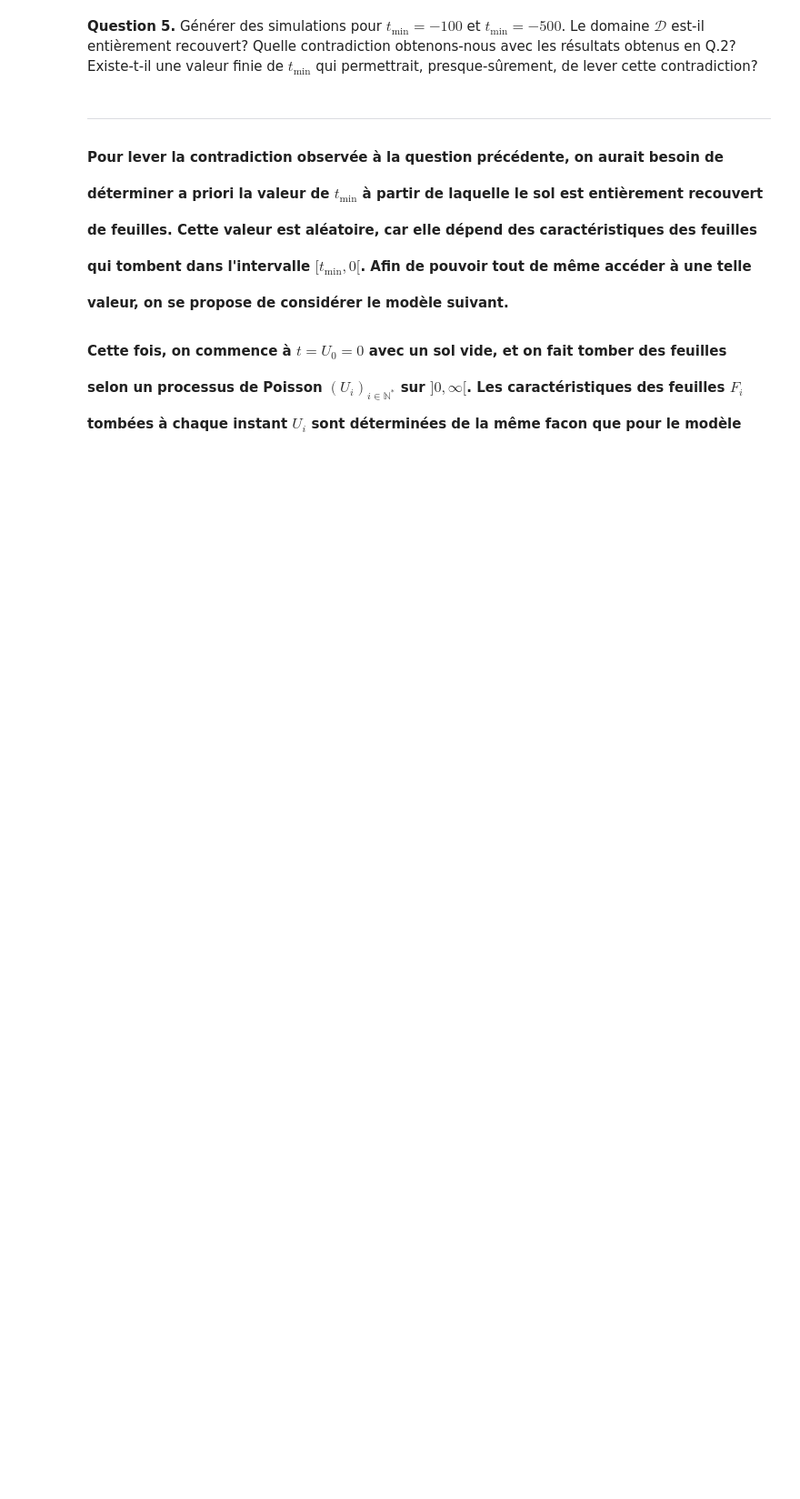
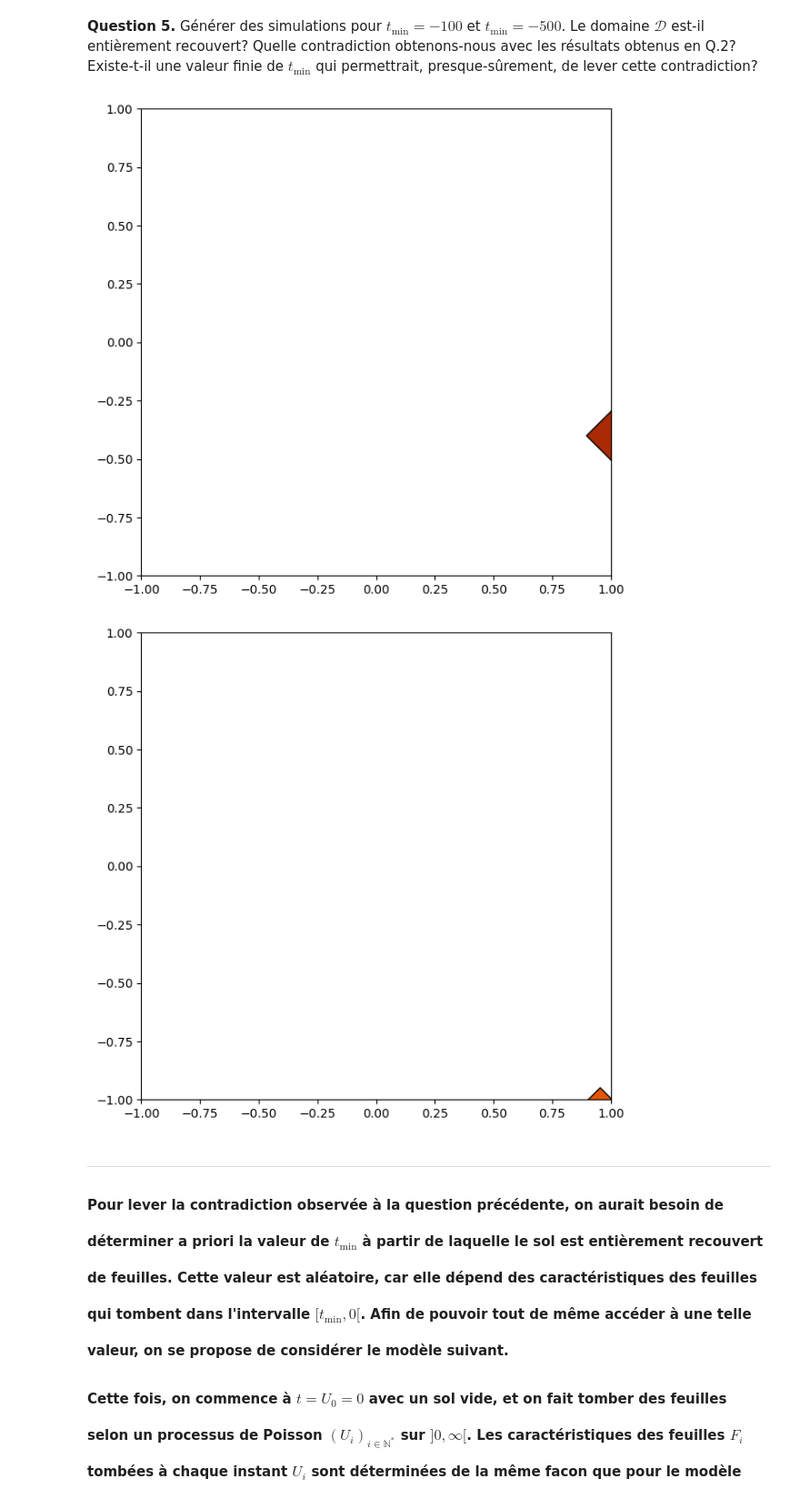
Before and after one commit to comemazelier/projet_proba, a Jupyter notebook: PN_Probas_24-25_VF-2.ipynb, the cells around one changed output. Shown at 91% size. Drawn from its saved outputs; the diff is of its cells as text; code cells hidden in the pictures; blank space fills up the shorter version.

```diff
--- a/PN_Probas_24-25_VF-2.ipynb
+++ b/PN_Probas_24-25_VF-2.ipynb
@@ -227,7 +225,7 @@ def simTempsArrivee(t_min,theta):
         t = t - a
         if t > t_min:
             instant_chute_feuille.append(t)
-    return np.array(instant_chute_feuille[::-1])
+    return np.array([instant_chute_feuille[::-1]])
 # %%
 simTempsArrivee(-300 ,5)
 # %% [output]
@@ -540,7 +548,7 @@ On considère dorénavant que $N_c=3$ et on pose les valeurs suivantes pour les
 Nc = 3
 
 ## Probabilités p_i (stockées dans un vecteur)
-p = np.array([0.5,0.4,0.1])
+probas = np.array([0.5,0.4,0.1])
 
 # Vecteur a
 a = np.array([0.1,0.1,0.2])
@@ -669,3 +684,14 @@ def simFeuilles(t_min,theta,p,a,b,Dext):
+# %%
+def simFeuilles(t_min, theta, p, a, b, Dext):
+    temps = simTempsArrivee(t_min, theta)
+    N = temps.shape[0]
+    position = [simPosition(Dext) for i in range(N)]
+    couleur = [simCouleur(probas) for i in range(N)]
+    taille = [simTaille(couleur[i], a, b) for i in range(N)]
+    res = []
+    for i in range(N) :
+        res.append([temps[0][i], position[i][0], position[i][1], taille[i], couleur[i]])
+    return np.array(res)
 # %% [markdown]
 <h1 style="font-family: Georgia, serif;font-size: 1em;margin-left: 3em;margin-right: 4em;">
 
@@ -683,15 +709,18 @@ On s'intéresse maintenant à comment obtenir une simulation du modèle en temps
 # %%
 # Test: Simulation de tapis de feuilles
 
-## t_min = -100
-Sim_m100=## COMPLETER ###
+t_min = -100
+Sim_m100 = simFeuilles(t_min, theta, probas, a, b, Dext)
 ## Plot
 plotSim(Sim_m100)
 
-## t_min = -500
-Sim_m500=## COMPLETER ###
+t_min = -500
+Sim_m500 = simFeuilles(t_min, theta, probas, a, b, Dext)
 ## Plot
 plotSim(Sim_m500)
+# %% [output]
+[figure, added]
+[figure, added]
 # %% [markdown]
 <h1 style="font-family: Georgia, serif;font-size: 1em;margin-left: 3em;margin-right: 4em;">
 
```
Also changed, not shown: parts of 9 cells of this notebook.
